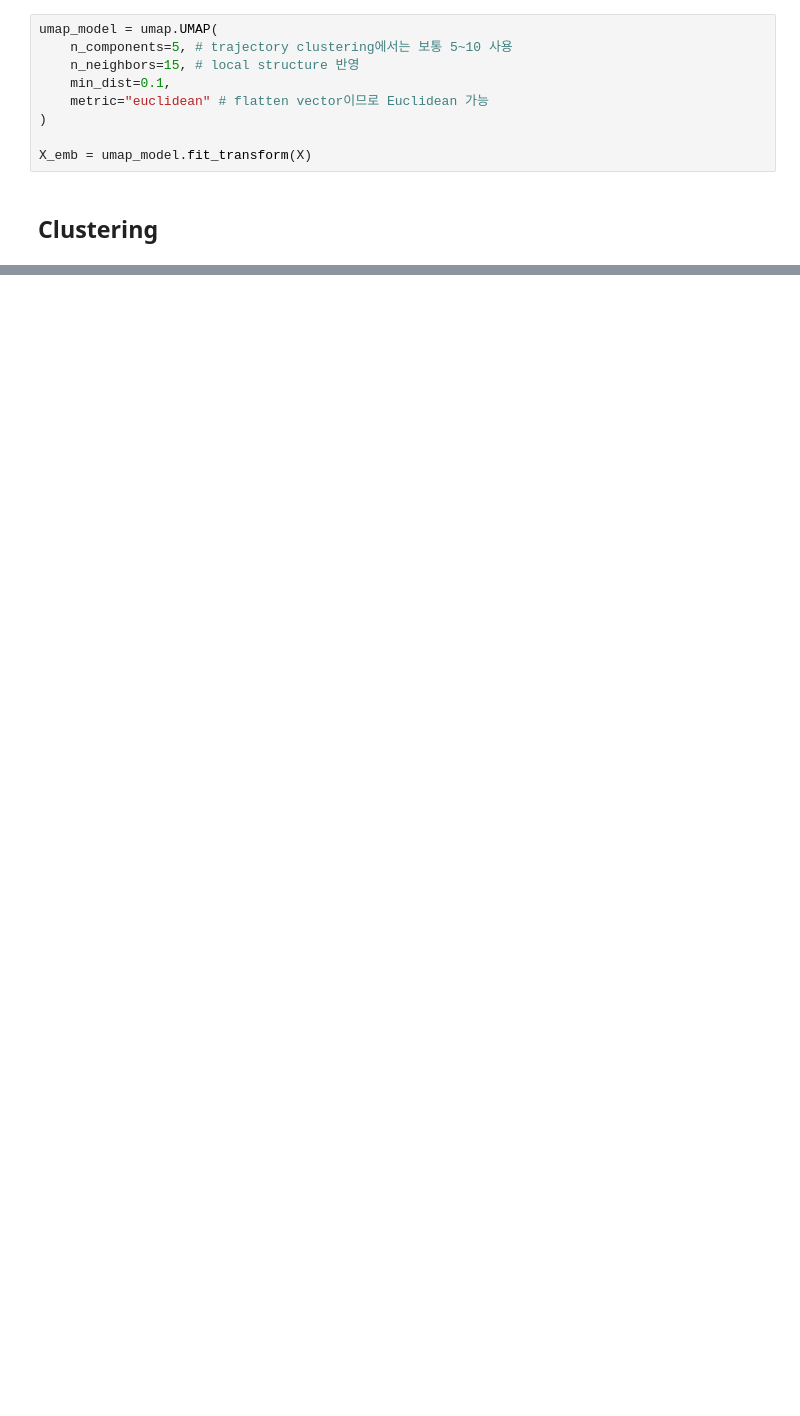
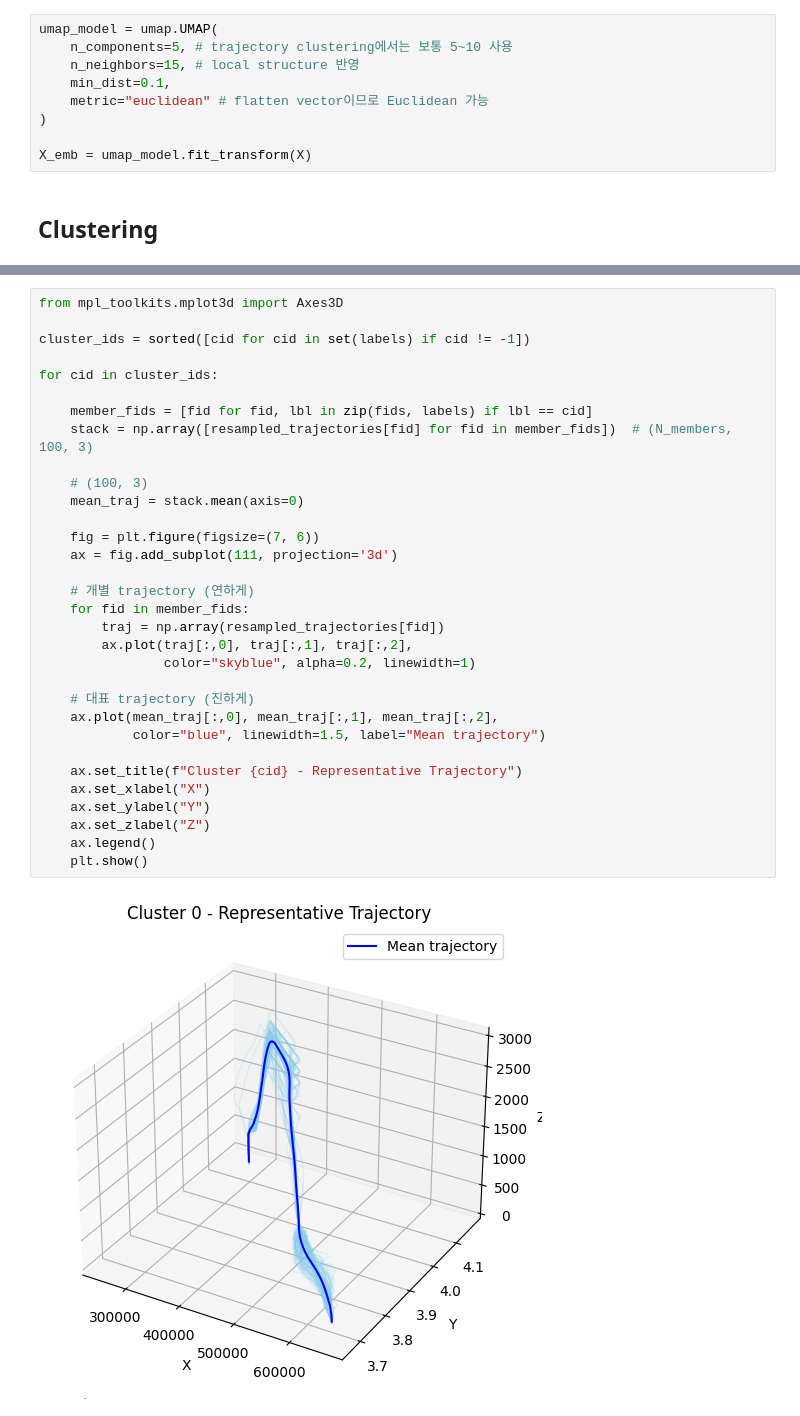
Before and after one commit to insung-hw/flight-trajectory-clustering, a Jupyter notebook: trajectory-clustering.ipynb, the cells around one changed output, grey strips where cells are left out. Drawn from its saved outputs; the diff is of its cells as text; blank space fills up the shorter version.

```diff
--- a/trajectory-clustering.ipynb
+++ b/trajectory-clustering.ipynb
@@ -558,0 +549,34 @@ for cluster_id in set(labels):
+# %%
+from mpl_toolkits.mplot3d import Axes3D
+
+cluster_ids = sorted([cid for cid in set(labels) if cid != -1])
+
+for cid in cluster_ids:
+
+    member_fids = [fid for fid, lbl in zip(fids, labels) if lbl == cid]
+    stack = np.array([resampled_trajectories[fid] for fid in member_fids])  # (N_members, 100, 3)
+
+    # (100, 3)
+    mean_traj = stack.mean(axis=0)
+
+    fig = plt.figure(figsize=(7, 6))
+    ax = fig.add_subplot(111, projection='3d')
+
+    # 개별 trajectory (연하게)
+    for fid in member_fids:
+        traj = np.array(resampled_trajectories[fid])
+        ax.plot(traj[:,0], traj[:,1], traj[:,2],
+                color="skyblue", alpha=0.2, linewidth=1)
+
+    # 대표 trajectory (진하게)
+    ax.plot(mean_traj[:,0], mean_traj[:,1], mean_traj[:,2],
+            color="blue", linewidth=1.5, label="Mean trajectory")
+
+    ax.set_title(f"Cluster {cid} - Representative Trajectory")
+    ax.set_xlabel("X")
+    ax.set_ylabel("Y")
+    ax.set_zlabel("Z")
+    ax.legend()
+    plt.show()
+# %% [output]
+[figure, added]
```
Also changed, not shown: parts of 36 cells of this notebook.
